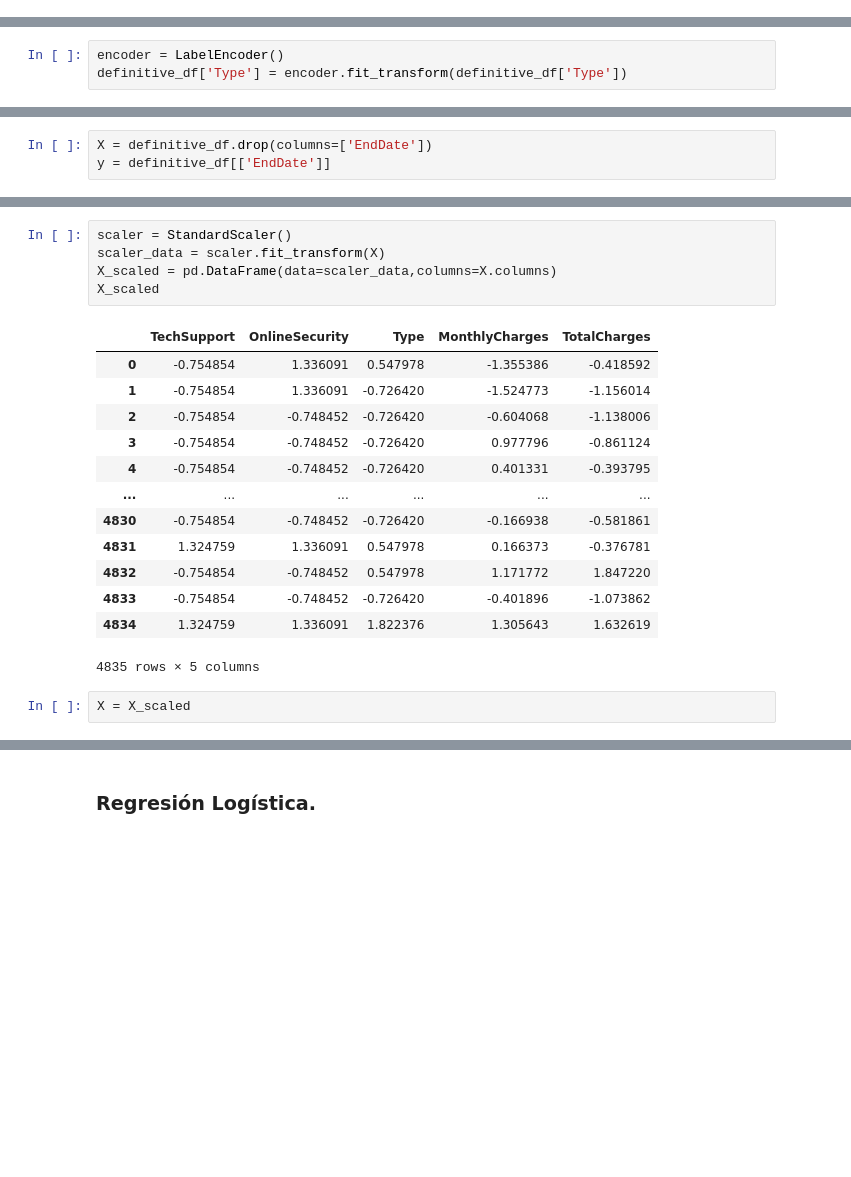
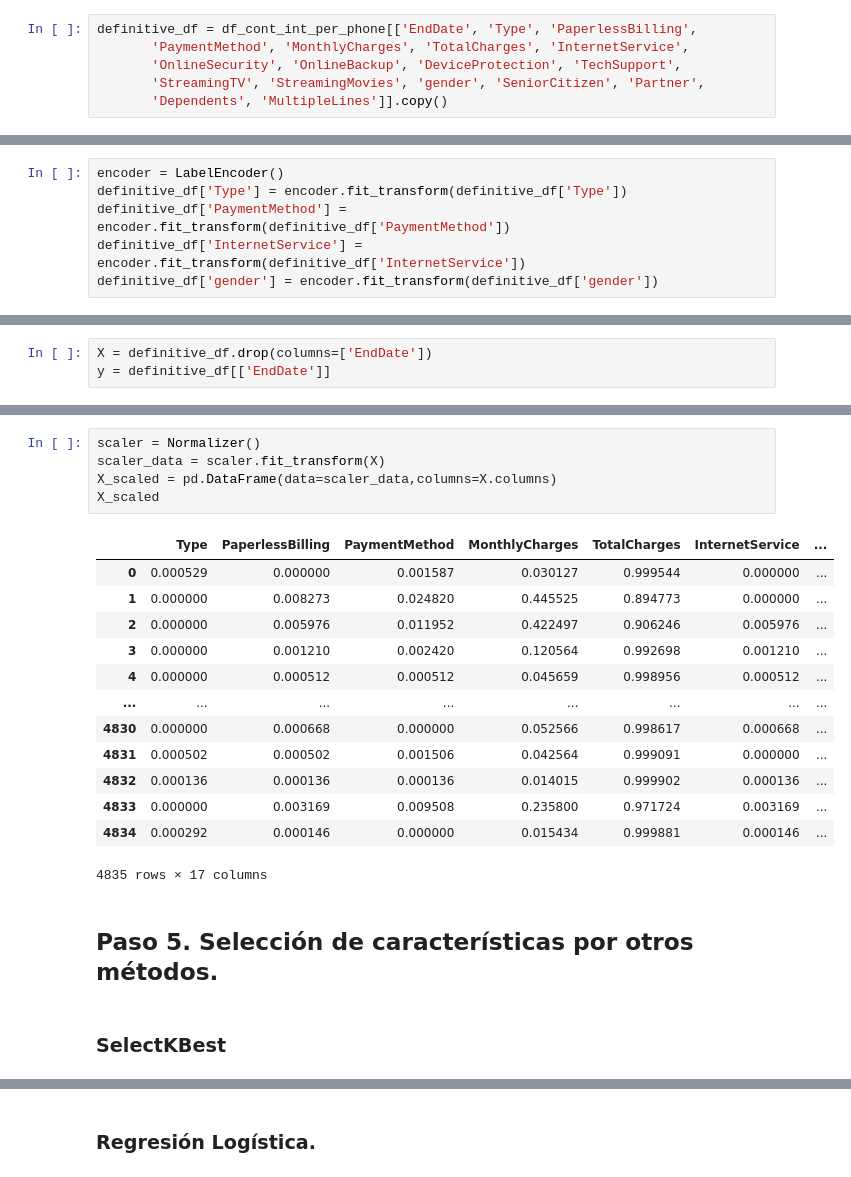
Before and after one commit to rodo-nunez/client_leack_prediction, a Jupyter notebook: telecom.ipynb, the cells around one changed output, grey strips where cells are left out. Saved outputs shown, nothing was run; the diff lists cells and outputs as text; blank space fills up the shorter version.

```diff
--- a/telecom.ipynb
+++ b/telecom.ipynb
@@ -608,0 +626,6 @@ definitive_df = df_cont_int_per_phone[['TechSupport','OnlineSecurity','Type','Mo
+# %%
+definitive_df = df_cont_int_per_phone[['EndDate', 'Type', 'PaperlessBilling',
+       'PaymentMethod', 'MonthlyCharges', 'TotalCharges', 'InternetService',
+       'OnlineSecurity', 'OnlineBackup', 'DeviceProtection', 'TechSupport',
+       'StreamingTV', 'StreamingMovies', 'gender', 'SeniorCitizen', 'Partner',
+       'Dependents', 'MultipleLines']].copy()
@@ -625,6 +668,9 @@ definitive_df
 # %%
 encoder = LabelEncoder()
 definitive_df['Type'] = encoder.fit_transform(definitive_df['Type'])
+definitive_df['PaymentMethod'] = encoder.fit_transform(definitive_df['PaymentMethod'])
+definitive_df['InternetService'] = encoder.fit_transform(definitive_df['InternetService'])
+definitive_df['gender'] = encoder.fit_transform(definitive_df['gender'])
 # %%
 definitive_df.head()
 # %% [output]
@@ -640,21 +718,23 @@ y = definitive_df[['EndDate']]
 # %%
-scaler = StandardScaler()
+scaler = Normalizer()
 scaler_data = scaler.fit_transform(X)
 X_scaled = pd.DataFrame(data=scaler_data,columns=X.columns)
 X_scaled
 # %% [output]
-|  | TechSupport | OnlineSecurity | Type | MonthlyCharges | TotalCharges |
-| 0 | -0.754854 | 1.336091 | 0.547978 | -1.355386 | -0.418592 |
-| 1 | -0.754854 | 1.336091 | -0.726420 | -1.524773 | -1.156014 |
-| 2 | -0.754854 | -0.748452 | -0.726420 | -0.604068 | -1.138006 |
-| 3 | -0.754854 | -0.748452 | -0.726420 | 0.977796 | -0.861124 |
-| 4 | -0.754854 | -0.748452 | -0.726420 | 0.401331 | -0.393795 |
-| ... | ... | ... | ... | ... | ... |
-| 4830 | -0.754854 | -0.748452 | -0.726420 | -0.166938 | -0.581861 |
-| 4831 | 1.324759 | 1.336091 | 0.547978 | 0.166373 | -0.376781 |
-| 4832 | -0.754854 | -0.748452 | 0.547978 | 1.171772 | 1.847220 |
-| 4833 | -0.754854 | -0.748452 | -0.726420 | -0.401896 | -1.073862 |
-| 4834 | 1.324759 | 1.336091 | 1.822376 | 1.305643 | 1.632619 |
+|  | Type | PaperlessBilling | PaymentMethod | MonthlyCharges | TotalCharges | InternetService | ... |
+| 0 | 0.000529 | 0.000000 | 0.001587 | 0.030127 | 0.999544 | 0.000000 | ... |
+| 1 | 0.000000 | 0.008273 | 0.024820 | 0.445525 | 0.894773 | 0.000000 | ... |
+| 2 | 0.000000 | 0.005976 | 0.011952 | 0.422497 | 0.906246 | 0.005976 | ... |
+| 3 | 0.000000 | 0.001210 | 0.002420 | 0.120564 | 0.992698 | 0.001210 | ... |
+| 4 | 0.000000 | 0.000512 | 0.000512 | 0.045659 | 0.998956 | 0.000512 | ... |
+| ... | ... | ... | ... | ... | ... | ... | ... |
+| 4830 | 0.000000 | 0.000668 | 0.000000 | 0.052566 | 0.998617 | 0.000668 | ... |
+| 4831 | 0.000502 | 0.000502 | 0.001506 | 0.042564 | 0.999091 | 0.000000 | ... |
+| 4832 | 0.000136 | 0.000136 | 0.000136 | 0.014015 | 0.999902 | 0.000136 | ... |
+| 4833 | 0.000000 | 0.003169 | 0.009508 | 0.235800 | 0.971724 | 0.003169 | ... |
+| 4834 | 0.000292 | 0.000146 | 0.000000 | 0.015434 | 0.999881 | 0.000146 | ... |
-4835 rows × 5 columns
+4835 rows × 17 columns
-# %%
-X = X_scaled
+# %% [markdown]
+## Paso 5. Selección de características por otros métodos.
+# %% [markdown]
+### SelectKBest
```
Also changed, not shown: parts of 53 cells of this notebook, 1 other file.
